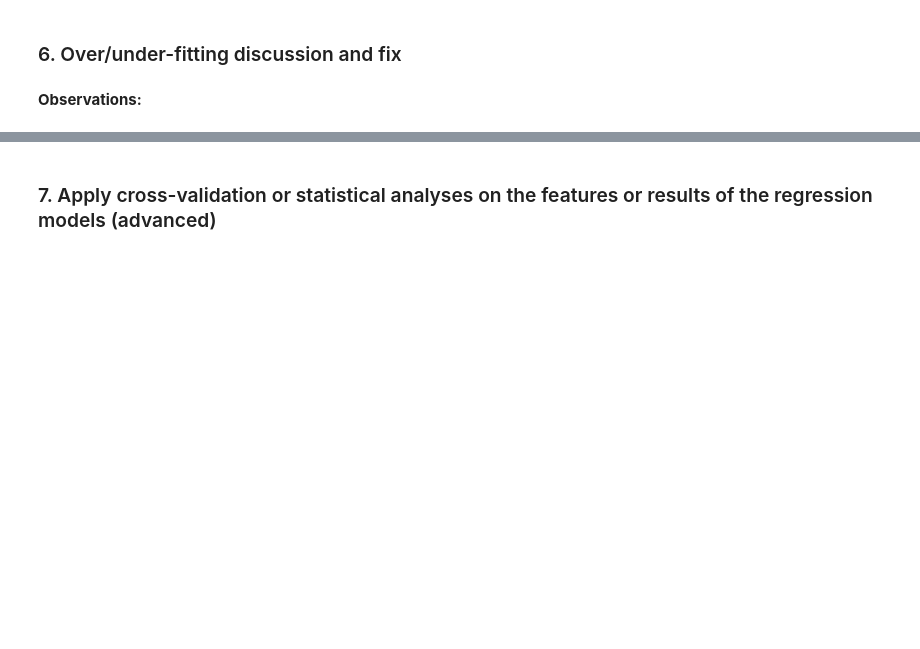
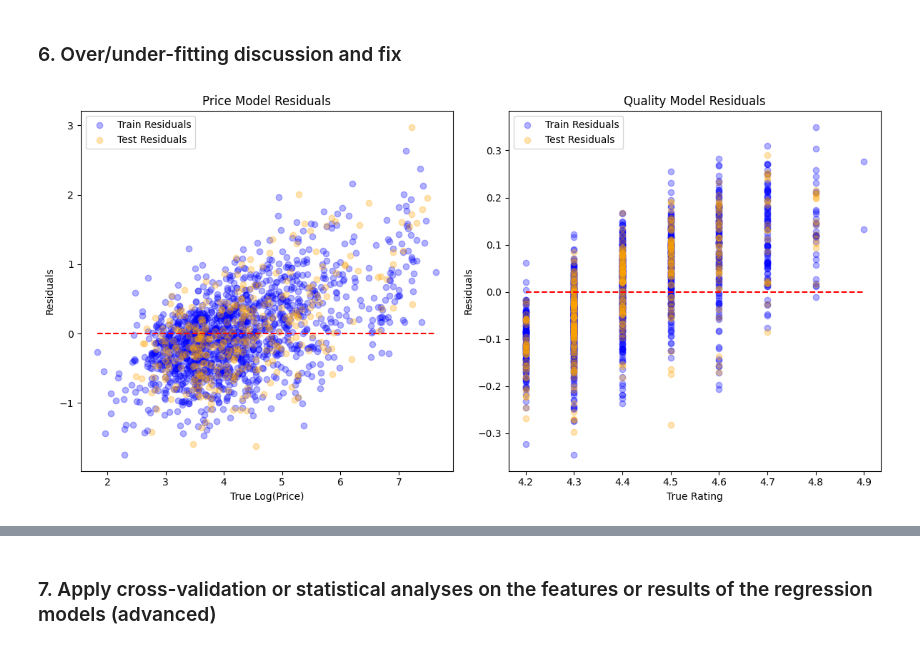
Before and after one commit to SailorJens/ML_Uni_Notebooks, a Jupyter notebook: Assessment template - Regression_Friday year.ipynb, the cells around one changed output, grey strips where cells are left out. Cells and saved outputs as stored; diff of their text form; code cells hidden in the pictures; blank space fills up the shorter version.

```diff
--- a/Assessment template - Regression_Friday year.ipynb
+++ b/Assessment template - Regression_Friday year.ipynb
@@ -339,2 +370,23 @@ Lastly, I tested a number of polynomial regression models just to see how they i
-# %% [markdown]
-**Observations:**
+# %%
+# Residual plots for both models to compare training and test residuals.
+plt.figure(figsize=(12, 6))
+plt.subplot(1, 2, 1)
+plt.scatter(y_train_price, y_train_price - y_pred_price, alpha=0.3, color='blue', label='Train Residuals')
+plt.scatter(y_test_price, y_test_price - y_pred_price_test, alpha=0.3, color='orange', label='Test Residuals')
+plt.hlines(0, y_train_price.min(), y_train_price.max(), colors='red', linestyles='--')
+plt.xlabel('True Log(Price)')
+plt.ylabel('Residuals')
+plt.title('Price Model Residuals')
+plt.legend()
+plt.subplot(1, 2, 2)
+plt.scatter(y_train_quality, y_train_quality - y_pred_quality, alpha=0.3, color='blue', label='Train Residuals')
+plt.scatter(y_test_quality, y_test_quality - y_pred_quality_test, alpha=0.3, color='orange', label='Test Residuals')
+plt.hlines(0, y_train_quality.min(), y_train_quality.max(), colors='red', linestyles='--')
+plt.xlabel('True Rating')
+plt.ylabel('Residuals')
+plt.title('Quality Model Residuals')
+plt.legend()
+plt.tight_layout()
+plt.show()
+# %% [output]
+[figure, added]
```
Also changed, not shown: parts of 8 cells of this notebook.
